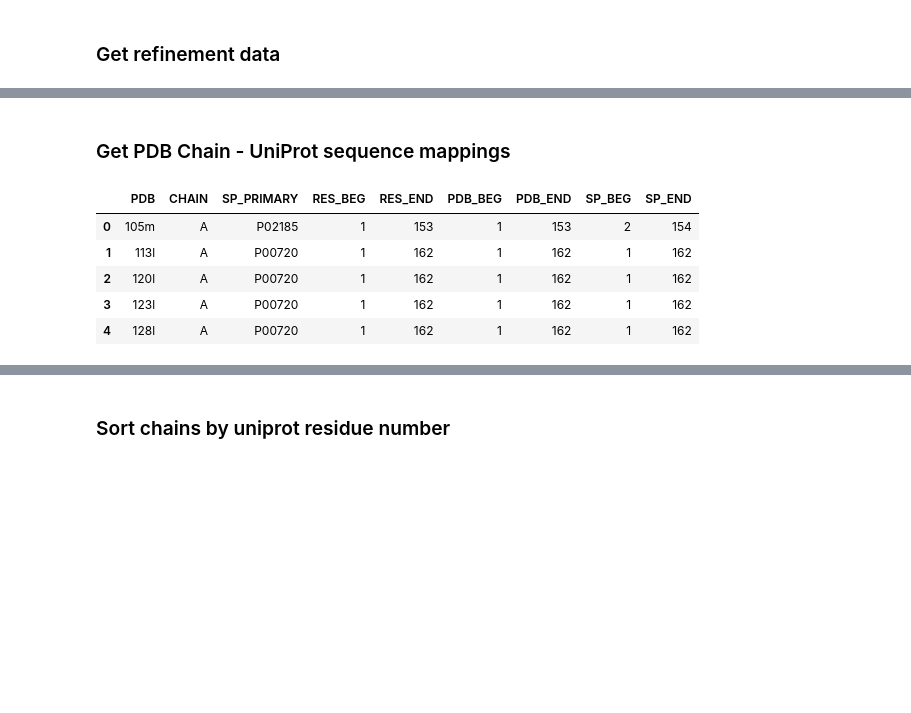
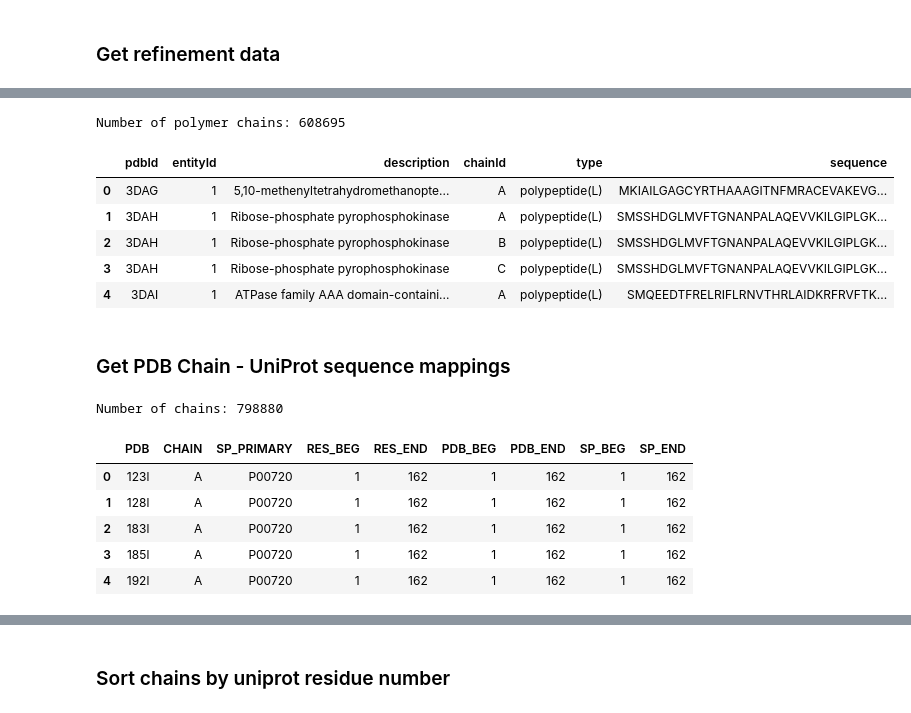
Before and after one commit to covid-19-net/covid-19-community, a Jupyter notebook: notebooks/dataprep/01f-PDBStructure.ipynb, the cells around one changed output, grey strips where cells are left out. Saved outputs shown, nothing was run; the diff lists cells and outputs as text; code cells hidden in the pictures; blank space fills up the shorter version.

```diff
--- a/notebooks/dataprep/01f-PDBStructure.ipynb
+++ b/notebooks/dataprep/01f-PDBStructure.ipynb
@@ -139,0 +169,9 @@ structures.to_csv(NEO4J_IMPORT / "01f-PDBStructure.csv", index=False)
+# %%
+df_poly = pd.read_csv(poly_url, dtype=str)
+# %%
+df_poly.rename(columns={'pdbid': 'pdbId', 'entity_id': 'entityId', 'pdbx_seq_one_letter_code_can': 'sequence'}, inplace=True)
+# %%
+df_poly['pdbId'] = df_poly['pdbId'].str.upper()
+df_poly['chainId'] = df_poly['pdbx_strand_id'].str.split(',')
+df_poly = df_poly.explode('chainId')
+df_poly = df_poly[['pdbId', 'entityId', 'chainId', 'type', 'sequence']]
@@ -140,17 +193,32 @@ structures.to_csv(NEO4J_IMPORT / "01f-PDBStructure.csv", index=False)
+# %%
+print('Number of polymer chains:', df_chain.shape[0])
+# %% [output]
+Number of polymer chains: 608695
+# %%
+df_chain.head()
+# %% [output]
+|  | pdbId | entityId | description | chainId | type | sequence |
+| 0 | 3DAG | 1 | 5,10-methenyltetrahydromethanopte... | A | polypeptide(L) | MKIAILGAGCYRTHAAAGITNFMRACEVAKEVG... |
+| 1 | 3DAH | 1 | Ribose-phosphate pyrophosphokinase | A | polypeptide(L) | SMSSHDGLMVFTGNANPALAQEVVKILGIPLGK... |
+| 2 | 3DAH | 1 | Ribose-phosphate pyrophosphokinase | B | polypeptide(L) | SMSSHDGLMVFTGNANPALAQEVVKILGIPLGK... |
+| 3 | 3DAH | 1 | Ribose-phosphate pyrophosphokinase | C | polypeptide(L) | SMSSHDGLMVFTGNANPALAQEVVKILGIPLGK... |
+| 4 | 3DAI | 1 | ATPase family AAA domain-containi... | A | polypeptide(L) | SMQEEDTFRELRIFLRNVTHRLAIDKRFRVFTK... |
 # %% [markdown]
 ### Get PDB Chain - UniProt sequence mappings
 # %%
 sifts_url = 'http://ftp.ebi.ac.uk/pub/databases/msd/sifts/flatfiles/tsv/uniprot_segments_observed.tsv.gz'
 # %%
 chains = pd.read_csv(sifts_url, sep='\t', skiprows=1, dtype=str)
+print("Number of chains:", chains.shape[0])
 chains.head()
 # %% [output]
+Number of chains: 798880
 |  | PDB | CHAIN | SP_PRIMARY | RES_BEG | RES_END | PDB_BEG | PDB_END | SP_BEG | SP_END |
-| 0 | 105m | A | P02185 | 1 | 153 | 1 | 153 | 2 | 154 |
-| 1 | 113l | A | P00720 | 1 | 162 | 1 | 162 | 1 | 162 |
-| 2 | 120l | A | P00720 | 1 | 162 | 1 | 162 | 1 | 162 |
-| 3 | 123l | A | P00720 | 1 | 162 | 1 | 162 | 1 | 162 |
-| 4 | 128l | A | P00720 | 1 | 162 | 1 | 162 | 1 | 162 |
+| 0 | 123l | A | P00720 | 1 | 162 | 1 | 162 | 1 | 162 |
+| 1 | 128l | A | P00720 | 1 | 162 | 1 | 162 | 1 | 162 |
+| 2 | 183l | A | P00720 | 1 | 162 | 1 | 162 | 1 | 162 |
+| 3 | 185l | A | P00720 | 1 | 162 | 1 | 162 | 1 | 162 |
+| 4 | 192l | A | P00720 | 1 | 162 | 1 | 162 | 1 | 162 |
 # %%
 chains.rename(columns={'PDB': 'pdbId', 'CHAIN': 'chainId', 'SP_PRIMARY': 'accession'}, inplace=True)
 chains.rename(columns={'RES_BEG': 'seqresStart', 'RES_END': 'seqresEnd'}, inplace=True)
```
Also changed, not shown: parts of 35 cells of this notebook, 1 other file.
